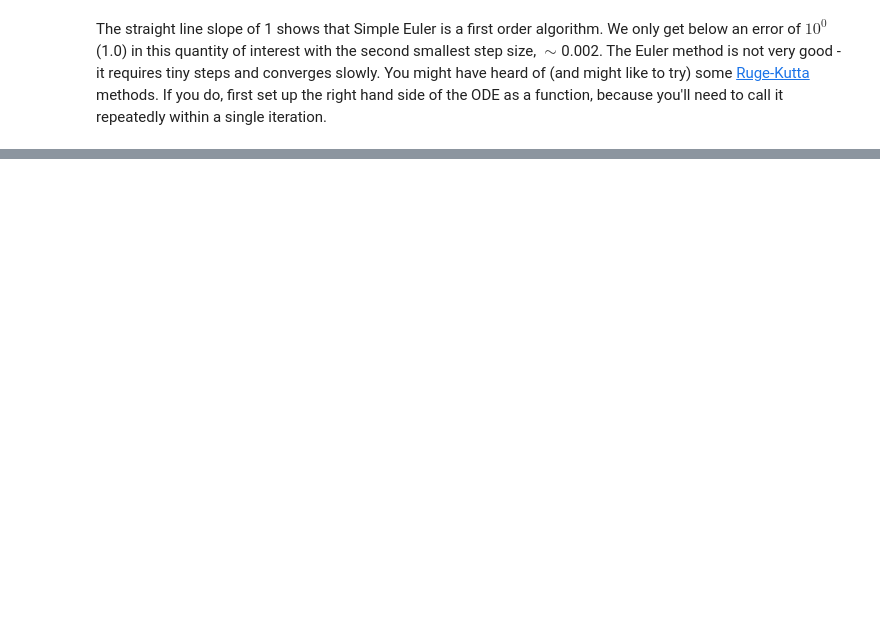
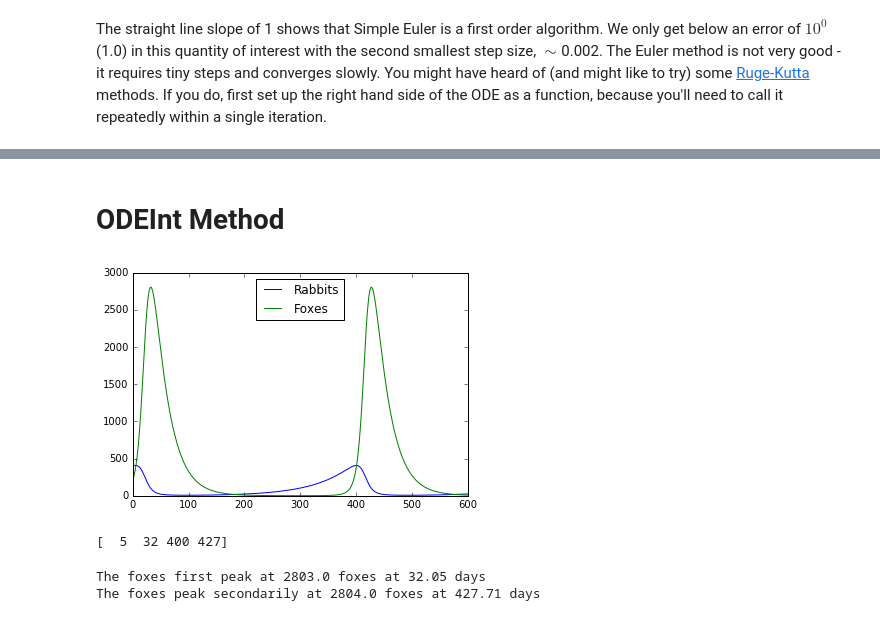
Before and after one commit to RaeMa07JG/rabbits-and-foxes-dbaugher, a Jupyter notebook: rabbits-and-foxes.ipynb, the cells around one changed output, grey strips where cells are left out. Cells and saved outputs as stored; diff of their text form; code cells hidden in the pictures; blank space fills up the shorter version.

Commit message:
Euler method attribution, ODEmethod solved

```diff
--- a/rabbits-and-foxes.ipynb
+++ b/rabbits-and-foxes.ipynb
@@ -180,0 +166,31 @@ Object `np.zeros_like` not found.
+# %% [markdown]
+# ODEInt Method
+# %%
+#using ODEint to perform integration methods on ordinary differential equations
+from scipy.integrate import odeint
+
+times = np.linspace(0.,600, 600)
+RandF = [400.,200.]
+
+def solve_by_ODE(RandF,t,k1,k2,k3,k4):
+    R, F = RandF
+    dRdt = k1*R - k2*R*F
+    dFdt = k3*R*F - k4*F
+    return [dRdt, dFdt]
+# %%
+solution = odeint(solve_by_ODE, RandF, times, args=(k1,k2,k3,k4))
+rabbitsODE = solution[:,0]
+foxesODE = solution[:,1]
+# %%
+plt.plot(times, rabbitsODE, label='Rabbits')
+plt.plot(times, foxesODE, label='Foxes')
+plt.legend(loc='best')
+plt.show()
+# %% [output]
+[figure, added]
+# %%
+from scipy.signal import argrelextrema
+peaks = argrelextrema(solution,np.greater, order=100)
+print(peaks[0])
+# %% [output]
+[  5  32 400 427]
@@ -180,0 +202,6 @@ Object `np.zeros_like` not found.
+# %%
+print("The foxes first peak at", fox1, "foxes at", time1, "days")
+print("The foxes peak secondarily at", fox2, "foxes at", time2, "days")
+# %% [output]
+The foxes first peak at 2803.0 foxes at 32.05 days
+The foxes peak secondarily at 2804.0 foxes at 427.71 days
```
Also changed, not shown: parts of 13 cells of this notebook.
